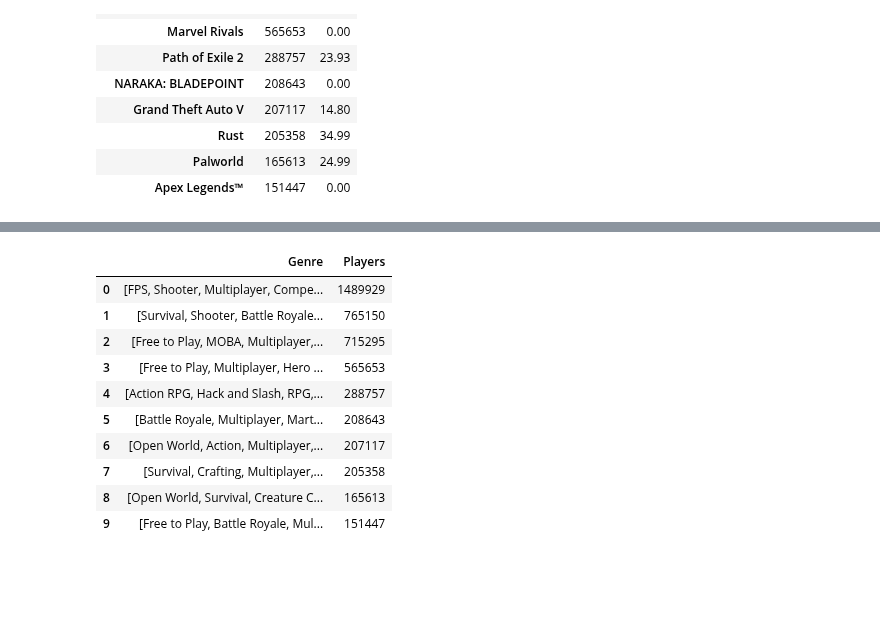
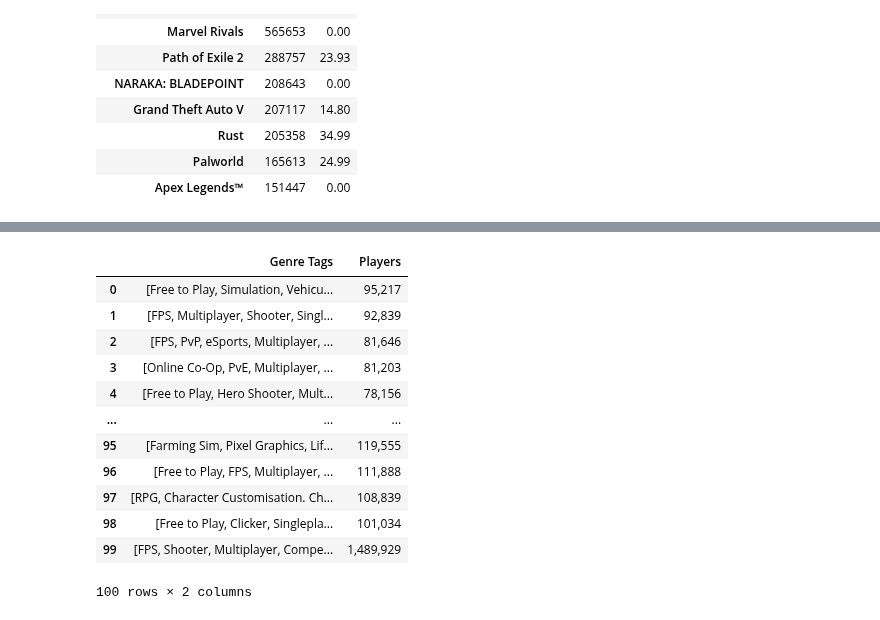
Before and after one commit to johnsandsjo/data-visualisation-john-sandsjo-de24, a Jupyter notebook: exercises/exercise0/exercise0_1.ipynb, the cells around one changed output, grey strips where cells are left out. Saved outputs shown, nothing was run; the diff lists cells and outputs as text; code cells hidden in the pictures; blank space fills up the shorter version.

```diff
--- a/exercises/exercise0/exercise0_1.ipynb
+++ b/exercises/exercise0/exercise0_1.ipynb
@@ -40,8 +40,9 @@ Data columns (total 8 columns):
 dtypes: int64(1), object(7)
 memory usage: 6.4+ KB
 # %%
-#df["Current Players"] = df["Current Players"].str.replace(",","").astype(int)
-#df["Peak Today"] = df["Peak Today"].str.replace(",","").astype(int)
+#casting number of players to int
+df["Current Players"] = df["Current Players"].str.replace(",","").astype(int)
+df["Peak Today"] = df["Peak Today"].str.replace(",","").astype(int)
 df["Price"] = df["Price"].str.replace("Free To Play","0")
 df.info()
 # %% [output]
@@ -61,7 +62,8 @@ Data columns (total 8 columns):
 dtypes: int64(3), object(5)
 memory usage: 6.4+ KB
 # %%
-#df["Price"] = df["Price"].str.replace("£","").astype(float)
+#removing pund symbol
+df["Price"] = df["Price"].str.replace("£","").astype(float)
 df.info()
 # %% [output]
 <class 'pandas.core.frame.DataFrame'>
@@ -131,10 +139,10 @@ Text(-0.2, 3, 'no bars -> free to play')
 # %%
-top_10_genres = duckdb.query(
+df_genres = duckdb.query(
     """--sql
-    SELECT "Genre tags" as Genre, "peak today" as Players
+    SELECT "Genre tags" as "Genre Tags", "peak today" as Players
     from df
     ORDER BY Players DESC
 """
-).df().head(10)
-top_10_genres
+).df()
+df_genres
 # %% [output]
@@ -152,16 +162,18 @@ top_10_genres
 # %%
-top_10_genres["Genre"] = top_10_genres["Genre"].str.split(",")
-top_10_genres
+df_genres["Genre Tags"] = df_genres["Genre Tags"].str.split(",")
+df_genres
 # %% [output]
-|  | Genre | Players |
-| 0 | [FPS, Shooter, Multiplayer, Compe... | 1489929 |
-| 1 | [Survival, Shooter, Battle Royale... | 765150 |
-| 2 | [Free to Play, MOBA, Multiplayer,... | 715295 |
-| 3 | [Free to Play, Multiplayer, Hero ... | 565653 |
-| 4 | [Action RPG, Hack and Slash, RPG,... | 288757 |
-| 5 | [Battle Royale, Multiplayer, Mart... | 208643 |
-| 6 | [Open World, Action, Multiplayer,... | 207117 |
-| 7 | [Survival, Crafting, Multiplayer,... | 205358 |
-| 8 | [Open World, Survival, Creature C... | 165613 |
-| 9 | [Free to Play, Battle Royale, Mul... | 151447 |
+|  | Genre Tags | Players |
+| 0 | [Free to Play, Simulation, Vehicu... | 95,217 |
+| 1 | [FPS, Multiplayer, Shooter, Singl... | 92,839 |
+| 2 | [FPS, PvP, eSports, Multiplayer, ... | 81,646 |
+| 3 | [Online Co-Op, PvE, Multiplayer, ... | 81,203 |
+| 4 | [Free to Play, Hero Shooter, Mult... | 78,156 |
+| ... | ... | ... |
+| 95 | [Farming Sim, Pixel Graphics, Lif... | 119,555 |
+| 96 | [Free to Play, FPS, Multiplayer, ... | 111,888 |
+| 97 | [RPG, Character Customisation. Ch... | 108,839 |
+| 98 | [Free to Play, Clicker, Singlepla... | 101,034 |
+| 99 | [FPS, Shooter, Multiplayer, Compe... | 1,489,929 |
+100 rows × 2 columns
 # %%
```
Also changed, not shown: parts of 11 cells of this notebook, 5 other files.
